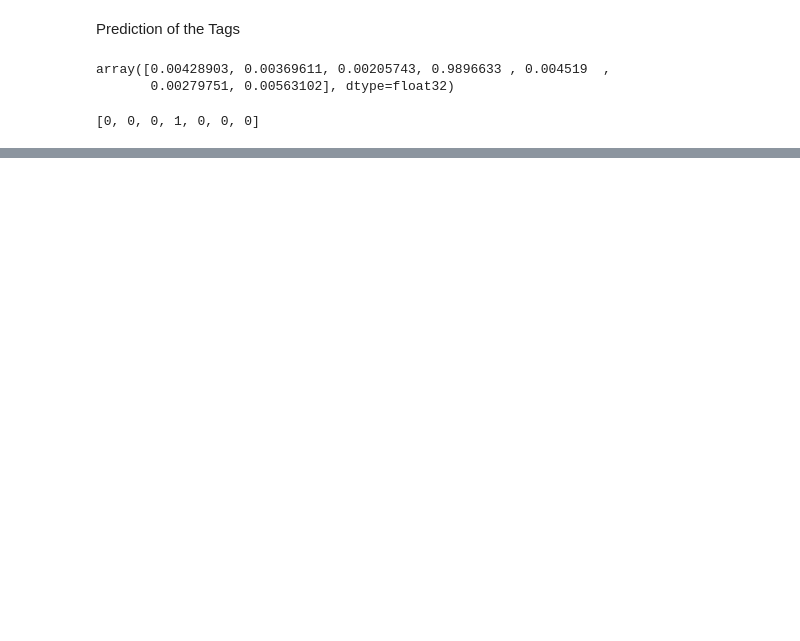
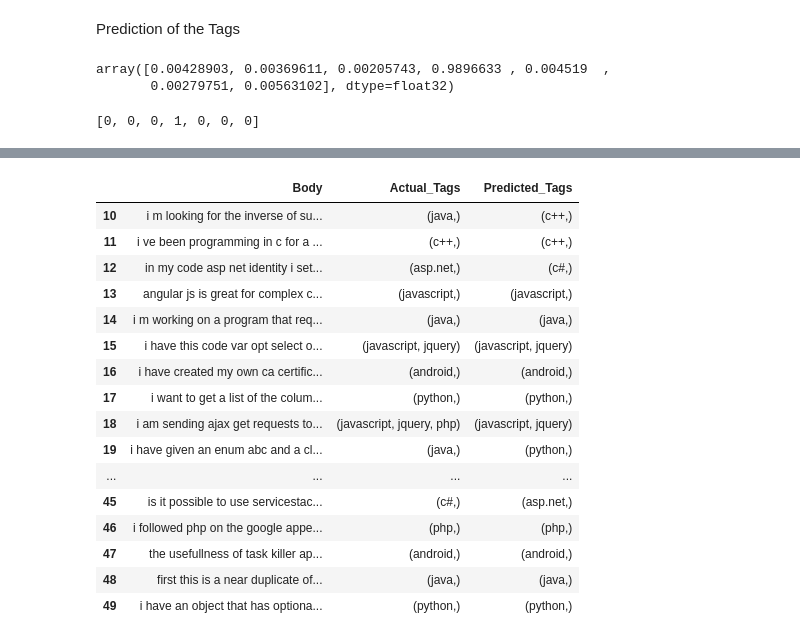
Before and after one commit to sam14243/Stack_Overflow_Tagging, a Jupyter notebook: Stack_Tag_RoBERTa.ipynb, the cells around one changed output, grey strips where cells are left out. Saved outputs shown, nothing was run; the diff lists cells and outputs as text; code cells hidden in the pictures; blank space fills up the shorter version.

```diff
--- a/Stack_Tag_RoBERTa.ipynb
+++ b/Stack_Tag_RoBERTa.ipynb
@@ -317,14 +469,14 @@ Question having word count > 400 : 5697
 # %%
-N_EPOCHS = 15
-BATCH_SIZE = 32
-MAX_LEN = 400
-LR = 1e-05
+N_EPOCHS = 18
+BATCH_SIZE = 64
+MAX_LEN = 350
+LR = 2e-05
 # %%
 data_module = tagsDatamodule(x_train, y_train, x_val, y_val, x_test, y_test, tokenizer, BATCH_SIZE, MAX_LEN)
 data_module.setup()
 # %%
 class tagsClassifier(pl.LightningModule):
-    def __init__(self, n_classes=20, steps_per_epoch=None, n_epochs=10, lr=1e-5):
+    def __init__(self, n_classes=15, steps_per_epoch=None, n_epochs=10, lr=1e-5):
         super().__init__()
 
         self.roberta = AutoModel.from_pretrained(MODEL_NAME, return_dict=True)
@@ -379,11 +531,11 @@ class tagsClassifier(pl.LightningModule):
         return [optimizer], [scheduler]
 # %%
 steps_per_epoch = len(x_train)//BATCH_SIZE
-model = tagsClassifier(n_classes=20, steps_per_epoch=steps_per_epoch, n_epochs=N_EPOCHS, lr=LR)
+model = tagsClassifier(n_classes=15, steps_per_epoch=steps_per_epoch, n_epochs=N_EPOCHS, lr=LR)
 # %%
 checkpoint_callback = ModelCheckpoint(
     monitor='val_loss',
-    filename='QTag-{epoch:02d}-{val_loss:.2f}',
+    filename='Tag-{epoch:02d}-{val_loss:.2f}',
     save_top_k=3, #save the top 3 models
     mode='min', #mode of the monitored quantity  for optimization
 )
@@ -559,3 +715,23 @@ how is the performance of concurrenthashmap compared to hashmap especially get o
 df = pd.DataFrame({'Body': x_test, 'Actual_Tags':y_act, 'Predicted_Tags': y_pre})
 # %%
 df.to_csv('/content/drive/MyDrive/archive/Pred_Tags.csv', index = False)
+# %%
+df.iloc[10:50]
+# %% [output]
+|  | Body | Actual_Tags | Predicted_Tags |
+| 10 | i m looking for the inverse of su... | (java,) | (c++,) |
+| 11 | i ve been programming in c for a ... | (c++,) | (c++,) |
+| 12 | in my code asp net identity i set... | (asp.net,) | (c#,) |
+| 13 | angular js is great for complex c... | (javascript,) | (javascript,) |
+| 14 | i m working on a program that req... | (java,) | (java,) |
+| 15 | i have this code var opt select o... | (javascript, jquery) | (javascript, jquery) |
+| 16 | i have created my own ca certific... | (android,) | (android,) |
+| 17 | i want to get a list of the colum... | (python,) | (python,) |
+| 18 | i am sending ajax get requests to... | (javascript, jquery, php) | (javascript, jquery) |
+| 19 | i have given an enum abc and a cl... | (java,) | (python,) |
+| ... | ... | ... | ... |
+| 45 | is it possible to use servicestac... | (c#,) | (asp.net,) |
+| 46 | i followed php on the google appe... | (php,) | (php,) |
+| 47 | the usefullness of task killer ap... | (android,) | (android,) |
+| 48 | first this is a near duplicate of... | (java,) | (java,) |
+| 49 | i have an object that has optiona... | (python,) | (python,) |
```
Also changed, not shown: parts of 27 cells of this notebook.
